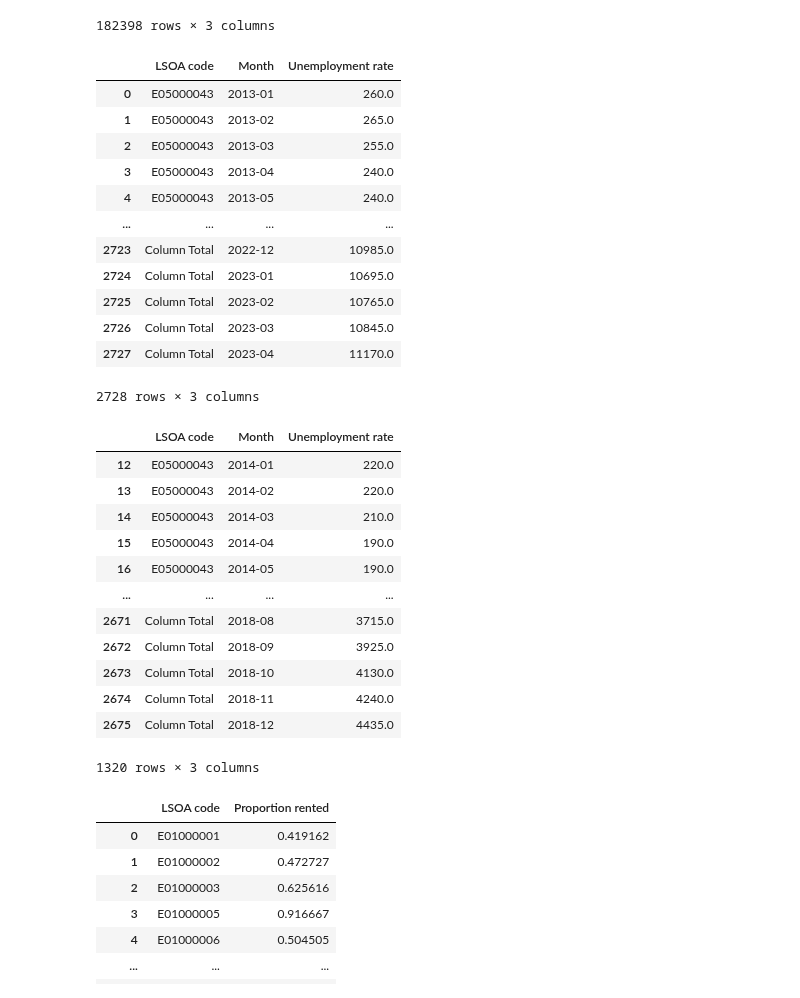
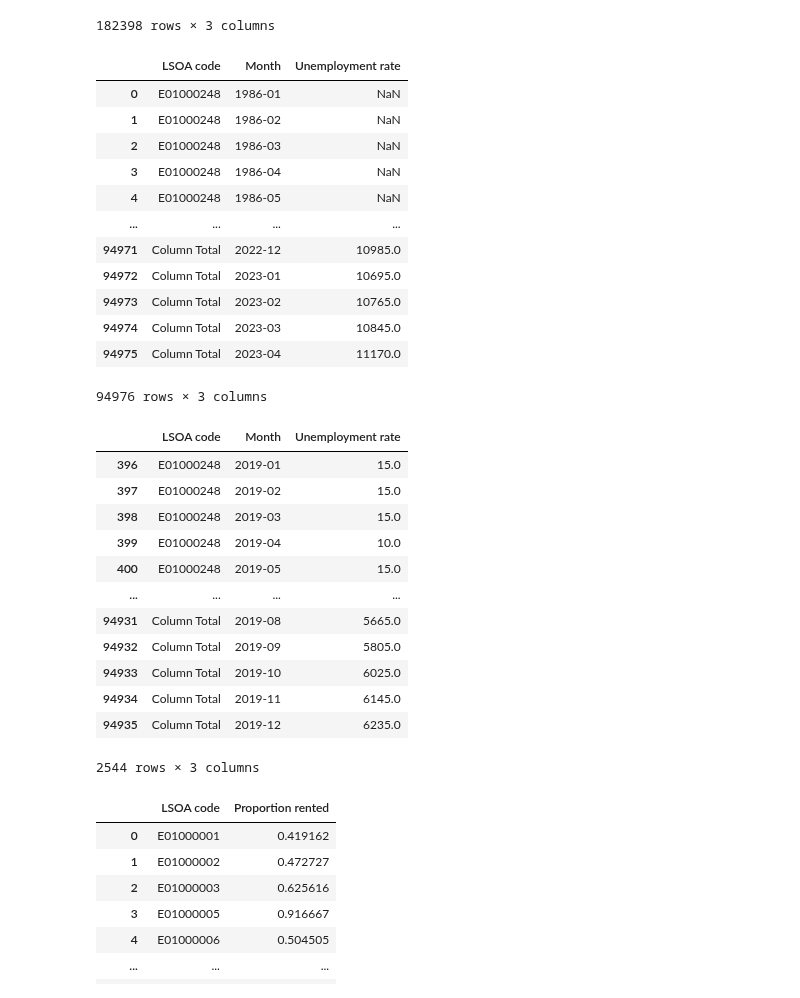
Before and after one commit to DC2-G19/policeResourceAllocation, a Jupyter notebook: new_data_random_forest.ipynb, the cells around one changed output. Saved outputs shown, nothing was run; the diff lists cells and outputs as text; code cells hidden in the pictures.

```diff
--- a/new_data_random_forest.ipynb
+++ b/new_data_random_forest.ipynb
@@ -108,50 +97,50 @@ conc_148
 # %%
 # unemployment
 import pandas as pd
-query = "SELECT geogcode AS 'LSOA code', strftime('%Y-%m', date) AS Month, value as 'Unemployment rate' FROM unemployement_Total"
+query = "SELECT geogcode AS 'LSOA code', strftime('%Y-%m', date) AS Month, value as 'Unemployment rate' FROM montly_unemployement_claimant_count_by_lsoa_barnet"
 df_unmepl = pd.read_sql_query(query, conn)
 df_unmepl
 # %% [output]
 |  | LSOA code | Month | Unemployment rate |
-| 0 | E05000043 | 2013-01 | 260.0 |
-| 1 | E05000043 | 2013-02 | 265.0 |
-| 2 | E05000043 | 2013-03 | 255.0 |
-| 3 | E05000043 | 2013-04 | 240.0 |
-| 4 | E05000043 | 2013-05 | 240.0 |
+| 0 | E01000248 | 1986-01 | NaN |
+| 1 | E01000248 | 1986-02 | NaN |
+| 2 | E01000248 | 1986-03 | NaN |
+| 3 | E01000248 | 1986-04 | NaN |
+| 4 | E01000248 | 1986-05 | NaN |
 | ... | ... | ... | ... |
-| 2723 | Column Total | 2022-12 | 10985.0 |
-| 2724 | Column Total | 2023-01 | 10695.0 |
-| 2725 | Column Total | 2023-02 | 10765.0 |
-| 2726 | Column Total | 2023-03 | 10845.0 |
-| 2727 | Column Total | 2023-04 | 11170.0 |
+| 94971 | Column Total | 2022-12 | 10985.0 |
+| 94972 | Column Total | 2023-01 | 10695.0 |
+| 94973 | Column Total | 2023-02 | 10765.0 |
+| 94974 | Column Total | 2023-03 | 10845.0 |
+| 94975 | Column Total | 2023-04 | 11170.0 |
-2728 rows × 3 columns
+94976 rows × 3 columns
 # %%
 df_unmepl['Month'] = pd.to_datetime(df_unmepl['Month'], format='%Y-%m-%d')
 df_unmepl['Month'] = df_unmepl['Month'].dt.strftime('%Y-%m')
 unempl_2014 = df_unmepl[df_unmepl['Month'].str.startswith('2014')]
 unempl_2015 = df_unmepl[df_unmepl['Month'].str.startswith('2015')]
 unempl_2016 = df_unmepl[df_unmepl['Month'].str.startswith('2016')]
 unempl_2017 = df_unmepl[df_unmepl['Month'].str.startswith('2017')]
 unempl_2018 = df_unmepl[df_unmepl['Month'].str.startswith('2018')]
-df_20148 = pd.concat([unempl_2014, unempl_2015, unempl_2016, unempl_2017, unempl_2018])
-df_20148
+unempl_20148 = pd.concat([unempl_2014, unempl_2015, unempl_2016, unempl_2017, unempl_2018])
+unempl_20148
 
 unempl_2019 = df_unmepl[df_unmepl['Month'].str.startswith('2019')].copy()
 unempl_2019
 # %% [output]
 |  | LSOA code | Month | Unemployment rate |
-| 12 | E05000043 | 2014-01 | 220.0 |
-| 13 | E05000043 | 2014-02 | 220.0 |
-| 14 | E05000043 | 2014-03 | 210.0 |
-| 15 | E05000043 | 2014-04 | 190.0 |
-| 16 | E05000043 | 2014-05 | 190.0 |
+| 396 | E01000248 | 2019-01 | 15.0 |
+| 397 | E01000248 | 2019-02 | 15.0 |
+| 398 | E01000248 | 2019-03 | 15.0 |
+| 399 | E01000248 | 2019-04 | 10.0 |
+| 400 | E01000248 | 2019-05 | 15.0 |
 | ... | ... | ... | ... |
-| 2671 | Column Total | 2018-08 | 3715.0 |
-| 2672 | Column Total | 2018-09 | 3925.0 |
-| 2673 | Column Total | 2018-10 | 4130.0 |
-| 2674 | Column Total | 2018-11 | 4240.0 |
-| 2675 | Column Total | 2018-12 | 4435.0 |
+| 94931 | Column Total | 2019-08 | 5665.0 |
+| 94932 | Column Total | 2019-09 | 5805.0 |
+| 94933 | Column Total | 2019-10 | 6025.0 |
+| 94934 | Column Total | 2019-11 | 6145.0 |
+| 94935 | Column Total | 2019-12 | 6235.0 |
-1320 rows × 3 columns
+2544 rows × 3 columns
 # %%
 # housing
 query = "SELECT `LSOA code`, `Proportion rented` FROM housing_by_lsoa"
```
Also changed, not shown: parts of 13 cells of this notebook.
